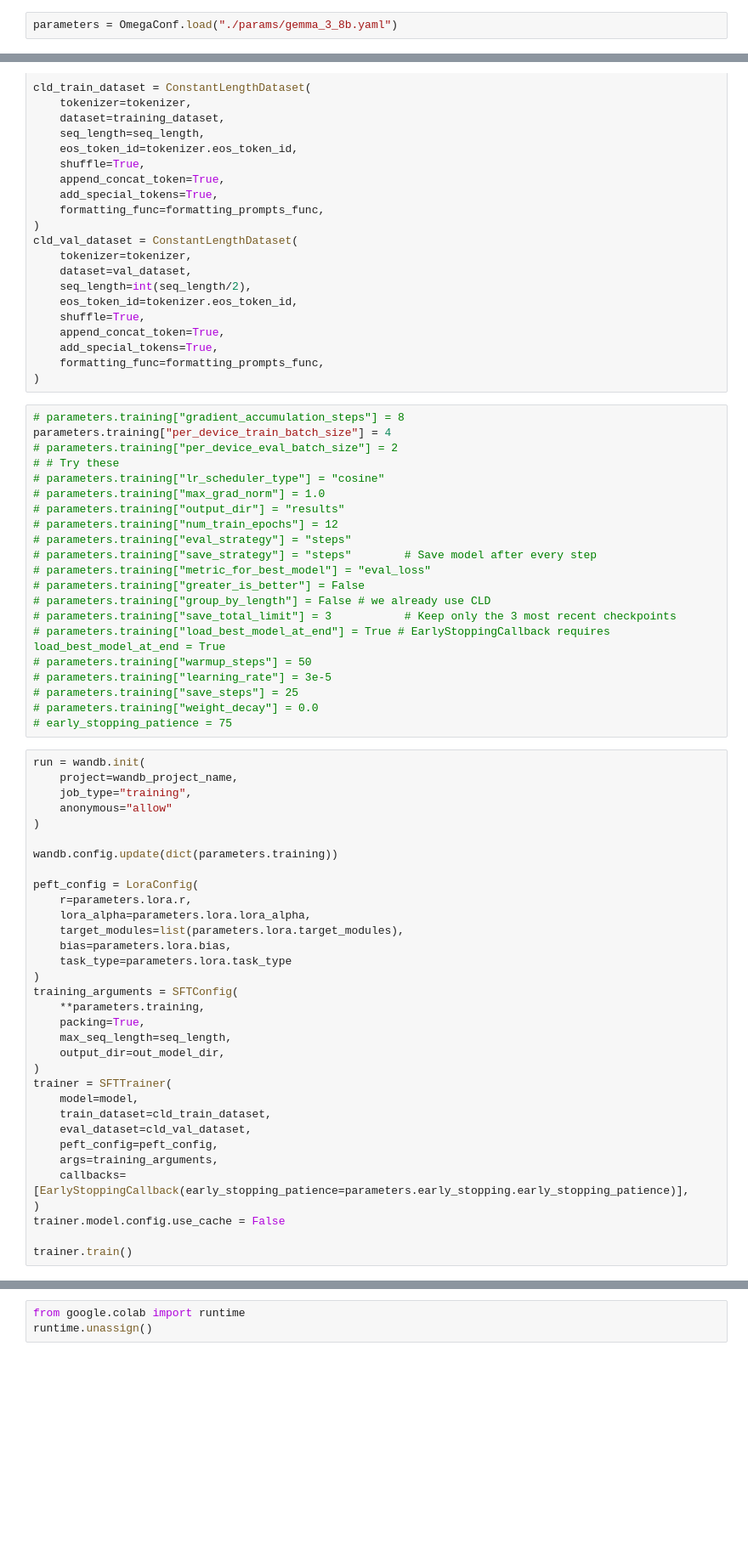
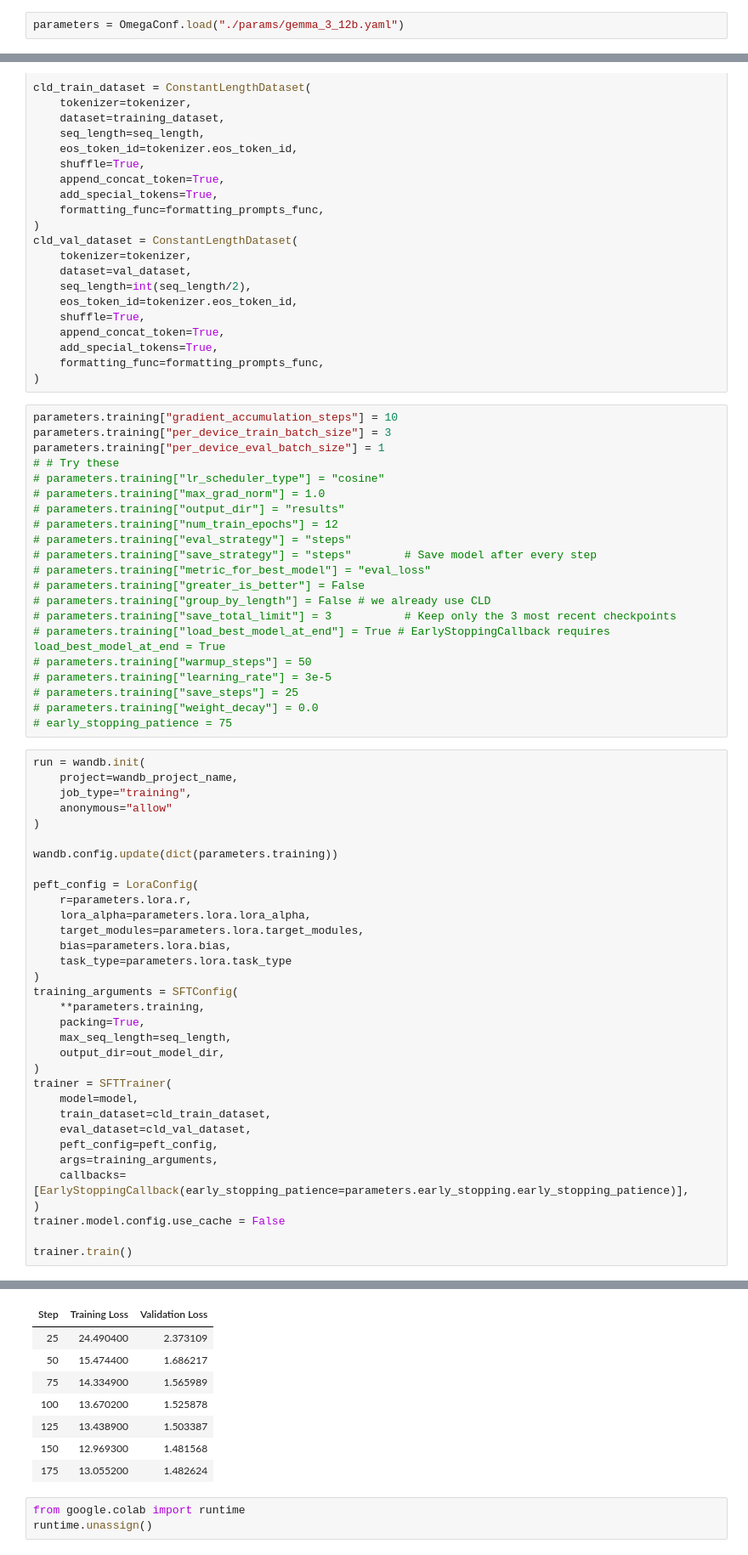
Before and after one commit to r-kovalch/omnigec-models, a Jupyter notebook: notebooks/gemma_3_12b/multigec/multigec.ipynb, the cells around one changed output, grey strips where cells are left out. Shown at 85% size. Saved outputs shown, nothing was run; the diff lists cells and outputs as text; blank space fills up the shorter version.

```diff
--- a/notebooks/gemma_3_12b/multigec/multigec.ipynb
+++ b/notebooks/gemma_3_12b/multigec/multigec.ipynb
@@ -53,7 +69,7 @@ from peft import LoraConfig
 
 tqdm.pandas()
 # %%
-parameters = OmegaConf.load("./params/gemma_3_8b.yaml")
+parameters = OmegaConf.load("./params/gemma_3_12b.yaml")
 # %%
 track     = "minimal"
 model_name = "gemma-3-12b-it"
@@ -143,9 +195,9 @@ cld_val_dataset = ConstantLengthDataset(
     formatting_func=formatting_prompts_func,
 )
 # %%
-# parameters.training["gradient_accumulation_steps"] = 8
-parameters.training["per_device_train_batch_size"] = 4
-# parameters.training["per_device_eval_batch_size"] = 2
+parameters.training["gradient_accumulation_steps"] = 10
+parameters.training["per_device_train_batch_size"] = 3
+parameters.training["per_device_eval_batch_size"] = 1
 # # Try these
 # parameters.training["lr_scheduler_type"] = "cosine"
 # parameters.training["max_grad_norm"] = 1.0
@@ -175,7 +227,7 @@ wandb.config.update(dict(parameters.training))
 peft_config = LoraConfig(
     r=parameters.lora.r,
     lora_alpha=parameters.lora.lora_alpha,
-    target_modules=list(parameters.lora.target_modules),
+    target_modules=parameters.lora.target_modules,
     bias=parameters.lora.bias,
     task_type=parameters.lora.task_type
 )
@@ -196,3 +248,4 @@ trainer = SFTTrainer(
 trainer.model.config.use_cache = False
 
 trainer.train()
+# %% [output]
@@ -199,3 +265,11 @@ trainer.train()
+| Step | Training Loss | Validation Loss |
+| 25 | 24.490400 | 2.373109 |
+| 50 | 15.474400 | 1.686217 |
+| 75 | 14.334900 | 1.565989 |
+| 100 | 13.670200 | 1.525878 |
+| 125 | 13.438900 | 1.503387 |
+| 150 | 12.969300 | 1.481568 |
+| 175 | 13.055200 | 1.482624 |
 # %%
 from google.colab import runtime
 runtime.unassign()
```
Also changed, not shown: parts of 12 cells of this notebook.
